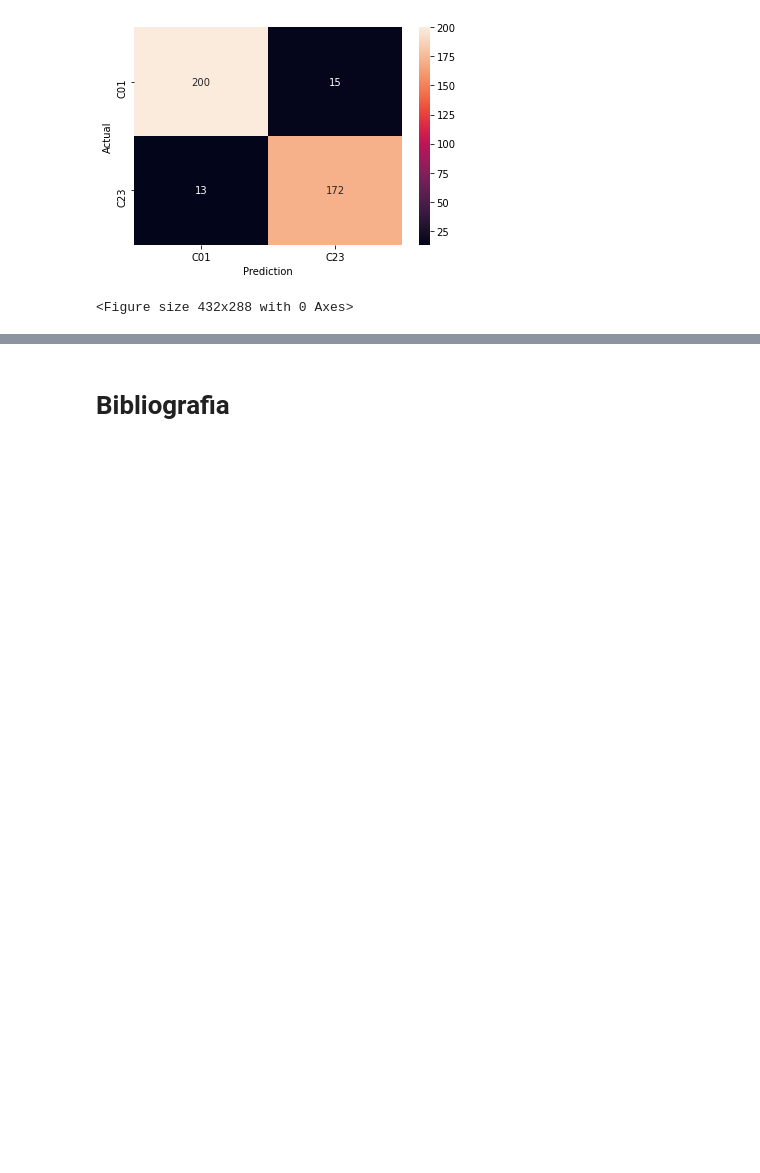
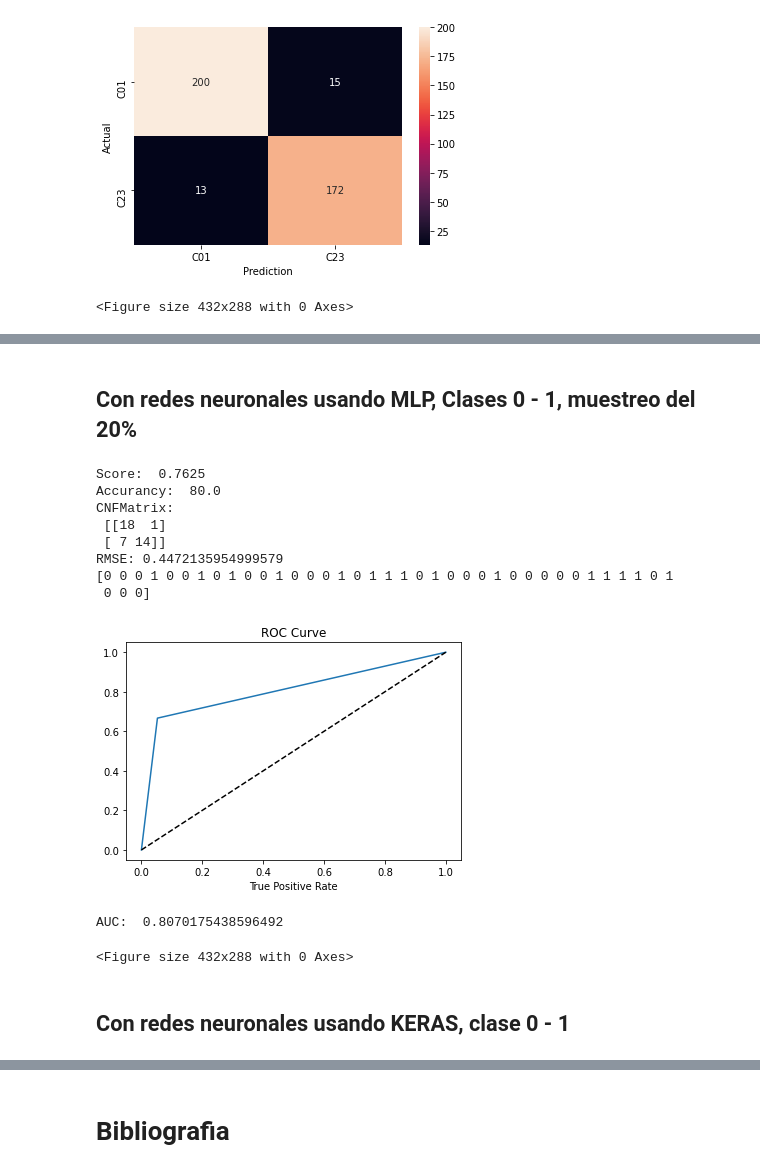
Before and after one commit to mikeruano3/UNIR_AprendizajeAutomatico_Tarea2, a Jupyter notebook: Tarea2AprendizajeAutomatico.ipynb, the cells around one changed output, grey strips where cells are left out. Drawn from its saved outputs; the diff is of its cells as text; code cells hidden in the pictures; blank space fills up the shorter version.

```diff
--- a/Tarea2AprendizajeAutomatico.ipynb
+++ b/Tarea2AprendizajeAutomatico.ipynb
@@ -1621,0 +1728,59 @@ plt.clf()
+# %% [markdown]
+## Con redes neuronales usando MLP, Clases 0 - 1, muestreo del 20%
+# %%
+df = pd.read_csv("train.csv", low_memory=False)
+dataset = df
+#train = df.drop(dataset.columns[20], axis=1)
+#X=train # all columns except 'price_range'
+#y = df['price_range']
+
+train = df.drop(df[df['price_range'] >= 2].index)
+train = train[['battery_power', 'ram', 'price_range']]
+train = train.sample(frac=0.2)
+
+y = train['price_range']
+X = train[['battery_power', 'ram']]
+
+X_train, X_test, y_train, y_test = train_test_split(X, y, test_size=0.20, random_state=0)
+sc = StandardScaler()
+X_train = sc.fit_transform(X_train)
+X_test = sc.transform(X_test)
+
+mlp = MLPClassifier(hidden_layer_sizes=(4))
+mlp.fit(X_train,y_train)
+print('Score: ', mlp.score(X_train,y_train))
+
+predictions = mlp.predict(X_test)
+predictions
+accurancy = np.true_divide(np.sum(predictions == y_test), predictions.shape[0])*100
+print('Accurancy: ', accurancy)
+cnf_matrix = confusion_matrix(y_test, predictions)
+print('CNFMatrix: \n', cnf_matrix)
+print("RMSE:", np.sqrt(metrics.mean_squared_error(y_test, predictions)))
+print(predictions)
+
+FPR, TPR, _ = roc_curve(y_test, predictions, pos_label = 0)
+plt.plot(TPR, FPR)
+plt.plot([0, 1], [0, 1], '--', color='black')
+plt.title('ROC Curve')
+plt.xlabel('False Positive Rate')
+plt.xlabel('True Positive Rate')
+plt.show()
+plt.clf()
+
+auc = np.trapz(FPR, TPR)
+print("AUC: ", auc)
+# %% [output]
+Score:  0.7625
+Accurancy:  80.0
+CNFMatrix:
+ [[18  1]
+ [ 7 14]]
+RMSE: 0.4472135954999579
+[0 0 0 1 0 0 1 0 1 0 0 1 0 0 0 1 0 1 1 1 0 1 0 0 0 1 0 0 0 0 0 1 1 1 1 0 1
+ 0 0 0]
+[figure, added]
+AUC:  0.8070175438596492
+<Figure size 432x288 with 0 Axes>
+# %% [markdown]
+## Con redes neuronales usando KERAS, clase 0 - 1
```
Also changed, not shown: parts of 16 cells of this notebook.
